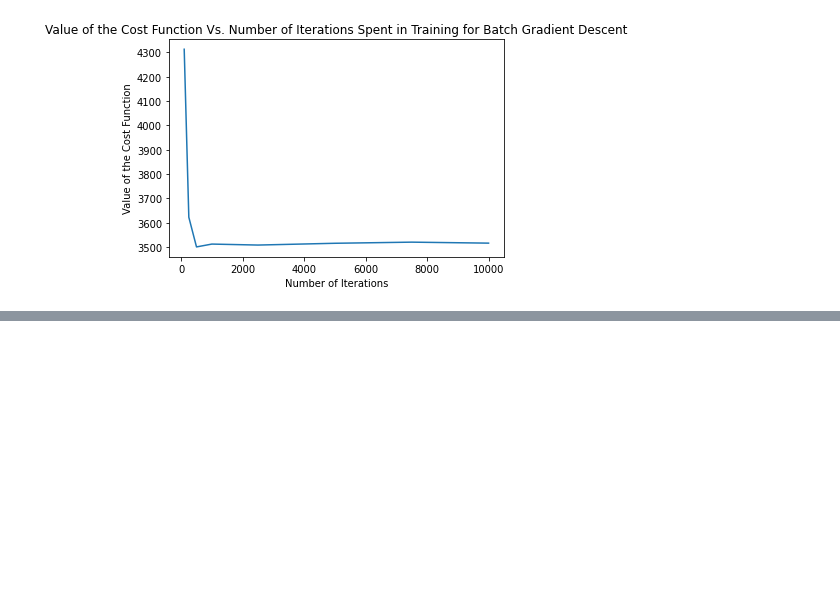
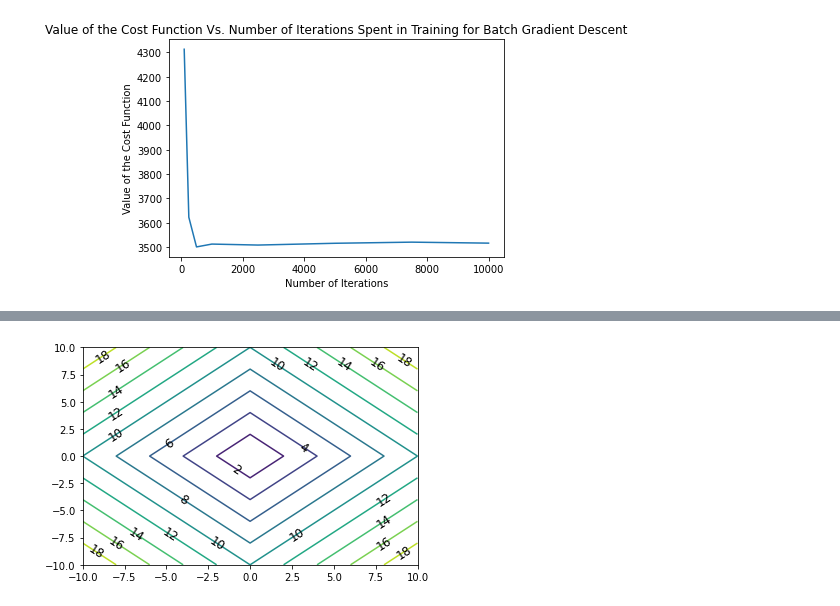
Before and after one commit to daynetran/yggdrasil, a Jupyter notebook: computer_science/upper_div/cs189/homeworks/hw04/hw04_code.ipynb, the cells around one changed output, grey strips where cells are left out. Saved outputs shown, nothing was run; the diff lists cells and outputs as text; code cells hidden in the pictures; blank space fills up the shorter version.

```diff
--- a/computer_science/upper_div/cs189/homeworks/hw04/hw04_code.ipynb
+++ b/computer_science/upper_div/cs189/homeworks/hw04/hw04_code.ipynb
@@ -214,0 +224,4 @@ def compute_norm(w1, w2, l=2):
+# %%
+plot_norm_contours(1)
+# %% [output]
+[figure, added]
```
Also changed, not shown: parts of 5 cells of this notebook.
